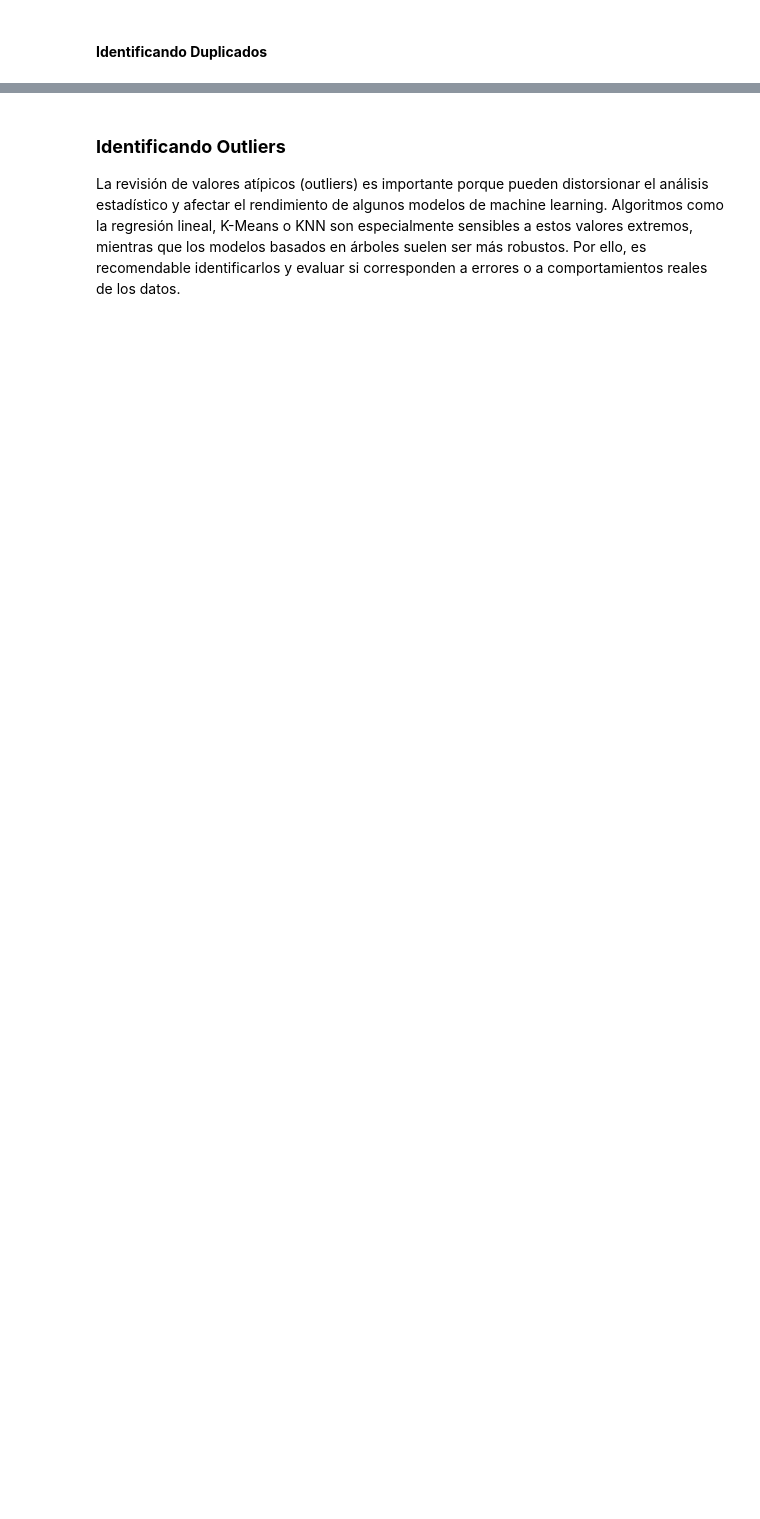
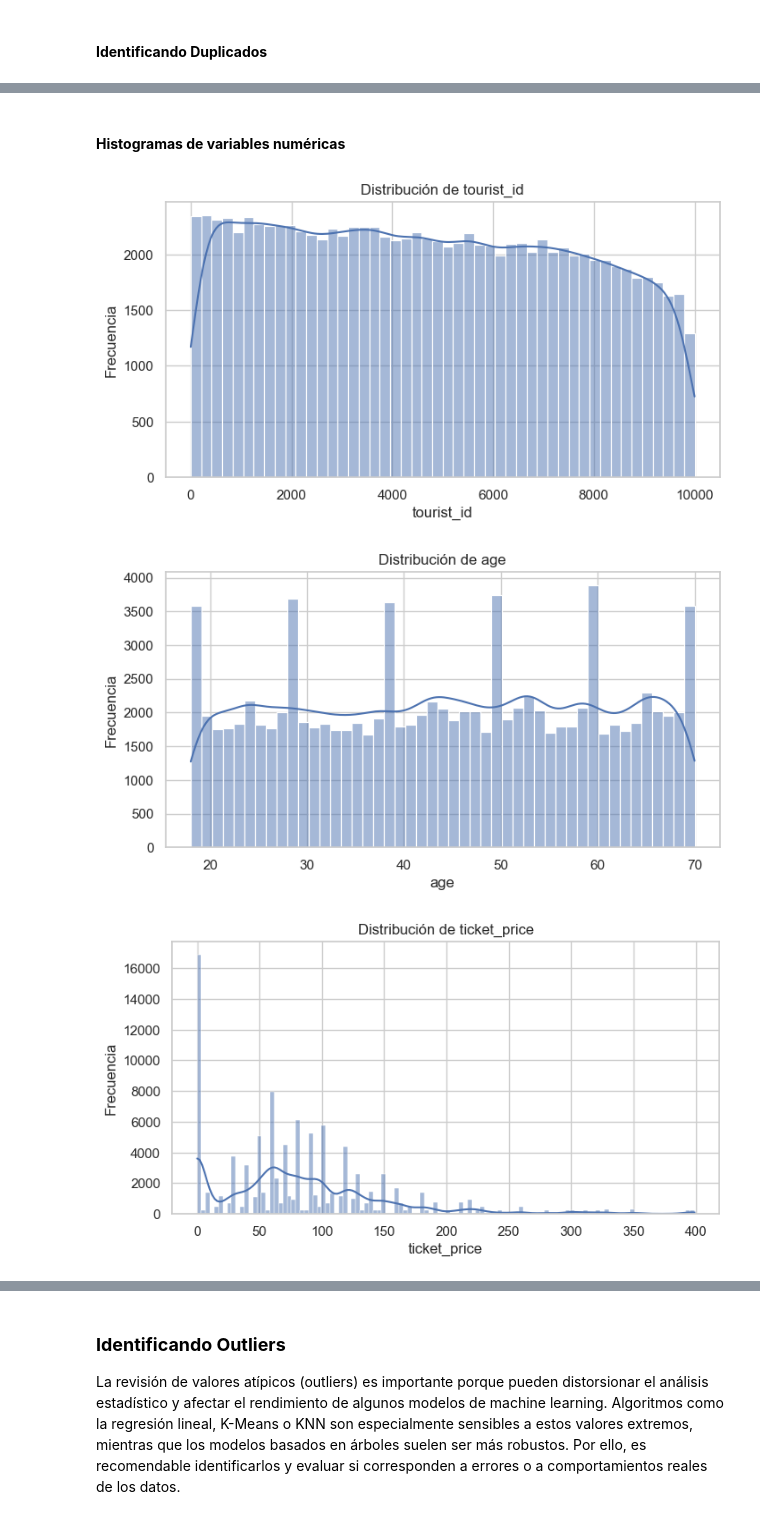
Before and after one commit to yurilealjaque/Skillnest-Data-Science-Proyecto-2, a Jupyter notebook: EDA/EDA_tourism_recommendation_dataset_en.ipynb, the cells around one changed output, grey strips where cells are left out. Saved outputs shown, nothing was run; the diff lists cells and outputs as text; code cells hidden in the pictures; blank space fills up the shorter version.

```diff
--- a/EDA/EDA_tourism_recommendation_dataset_en.ipynb
+++ b/EDA/EDA_tourism_recommendation_dataset_en.ipynb
@@ -64,0 +144,9 @@ df.info()
+# %%
+columnas_numericas = df.select_dtypes(include=np.number).columns
+columnas_categoricas = df.select_dtypes(include="object").columns
+
+print("Variables numéricas:")
+print(columnas_numericas)
+
+print("Variables categóricas:")
+print(columnas_categoricas)
@@ -76,0 +231,6 @@ df.describe(include='object').T
+# %%
+# Revisamos los valores únicos y sus frecuencias
+for col in columnas_categoricas:
+    print("\nColumna:", col)
+    print("Cantidad de valores únicos:", df[col].nunique())
+    print(df[col].value_counts().head(10))
@@ -111,0 +318,6 @@ pd.reset_option('display.max_colwidth')
+# %%
+# Reemplazamos Chun Ji por Spring para mantener consistencia en inglés
+df["season"] = df["season"].replace("Chun Ji", "Spring")
+
+# Verificamos nuevamente los valores de season
+df["season"].value_counts()
@@ -124,0 +389,6 @@ else:
+# %%
+columnas_grupo = ["group_fee", "trip_days", "main_spots", "transport_mode"]
+
+for col in columnas_grupo:
+    print("\nColumna:", col)
+    print(pd.crosstab(df["is_group_tour"], df[col].isnull()))
@@ -153,0 +463,14 @@ posibles_duplicados
+# %% [markdown]
+#### **Histogramas de variables numéricas**
+# %%
+for col in columnas_numericas:
+    plt.figure(figsize=(8, 4))
+    sns.histplot(df[col], kde=True)
+    plt.title(f"Distribución de {col}")
+    plt.xlabel(col)
+    plt.ylabel("Frecuencia")
+    plt.show()
+# %% [output]
+[figure, added]
+[figure, added]
+[figure, added]
```
Also changed, not shown: parts of 85 cells of this notebook, 1 other file.
